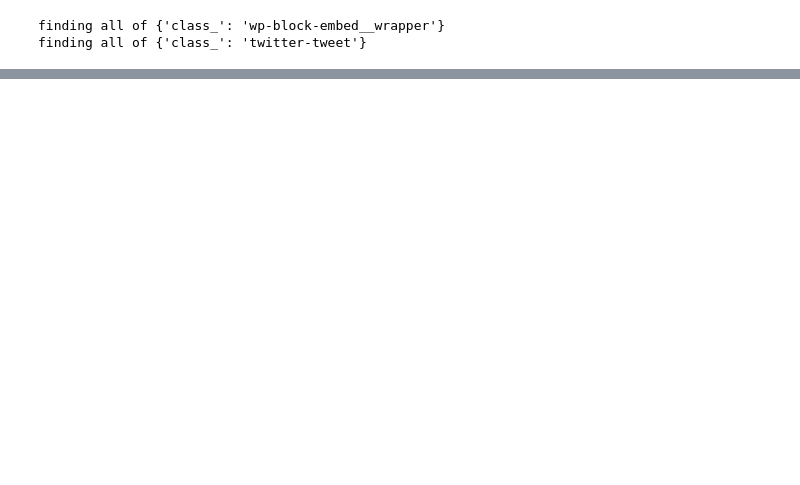
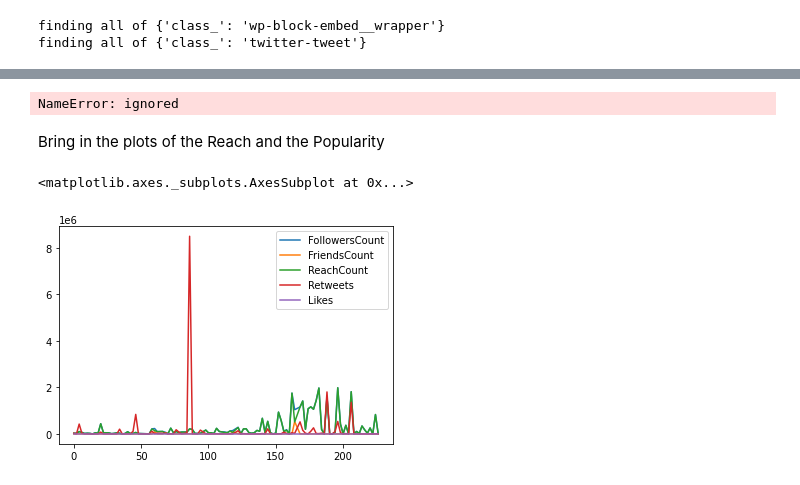
Before and after one commit to WanjohiWanjohi/DS, a Jupyter notebook: Scraping_Starter.ipynb, the cells around one changed output, grey strips where cells are left out. Drawn from its saved outputs; the diff is of its cells as text; code cells hidden in the pictures; blank space fills up the shorter version.

```diff
--- a/Scraping_Starter.ipynb
+++ b/Scraping_Starter.ipynb
@@ -75,0 +366,6 @@ ValueError: 2 columns passed, passed data had 3 columns
+# %%
+#combine the dataframes
+frames = [influencers_df["Handle"] , df1["Tags"]]
+#all_tags---> contains all the tags
+alltags = pd.concat(frames)
+all_tags = alltags.to_frame()
@@ -75,0 +444,37 @@ ValueError: 2 columns passed, passed data had 3 columns
+# %%
+#get the sum of retweets and likes for all tweets and add the popularity score to the dataframe
+rtcount = []
+likecount = []
+unique_names = full_list['ScreenName'].unique()
+unique_df = pd.DataFrame(unique_names)
+namedata = []
+
+tags = []
+for items , row in unique_df.iterrows():
+  csvfile = str(row[0]) +'.csv'
+  try:
+    with open(csvfile) as f:
+      rows = csv.DictReader(f)
+      totretweets = sum(float(r['retweet_count']) for r in rows)
+      totlikes = sum(float(r['favorite_count']) for r in rows)
+      column_names = rows.fieldnames
+      name = row[0]
+      namedata.append(name)
+      rtcount.append(totretweets)
+      likecount.append(totlikes)
+  except IOError:
+    pass
+  try:
+    nlist = pd.read_csv(csvfile)
+    tags.append(nlist.hashtags)
+  except Exception:
+    pass
+dftags = pd.DataFrame(tags)
+pop_df = pd.DataFrame(list(zip(namedata, rtcount , likecount)),
+               columns =['ScreenName', 'Retweets' , 'Likes'])
+dfinal = pd.merge(full_list,pop_df, on = "ScreenName",how='inner')
+dfinal.drop_duplicates('ScreenName', inplace = True)
+dfinal = dfinal.append()
+dftags
+# %% [output]
+NameError: ignored
@@ -75,0 +483,8 @@ ValueError: 2 columns passed, passed data had 3 columns
+# %% [markdown]
+Bring in the plots of the Reach and the Popularity
+# %%
+trend = dfinal.plot()
+trend.title ="Trend in Popularity , Reach and Relevance"
+# %% [output]
+<matplotlib.axes._subplots.AxesSubplot at 0x...>
+[figure, added]
```
Also changed, not shown: parts of 13 cells of this notebook.
